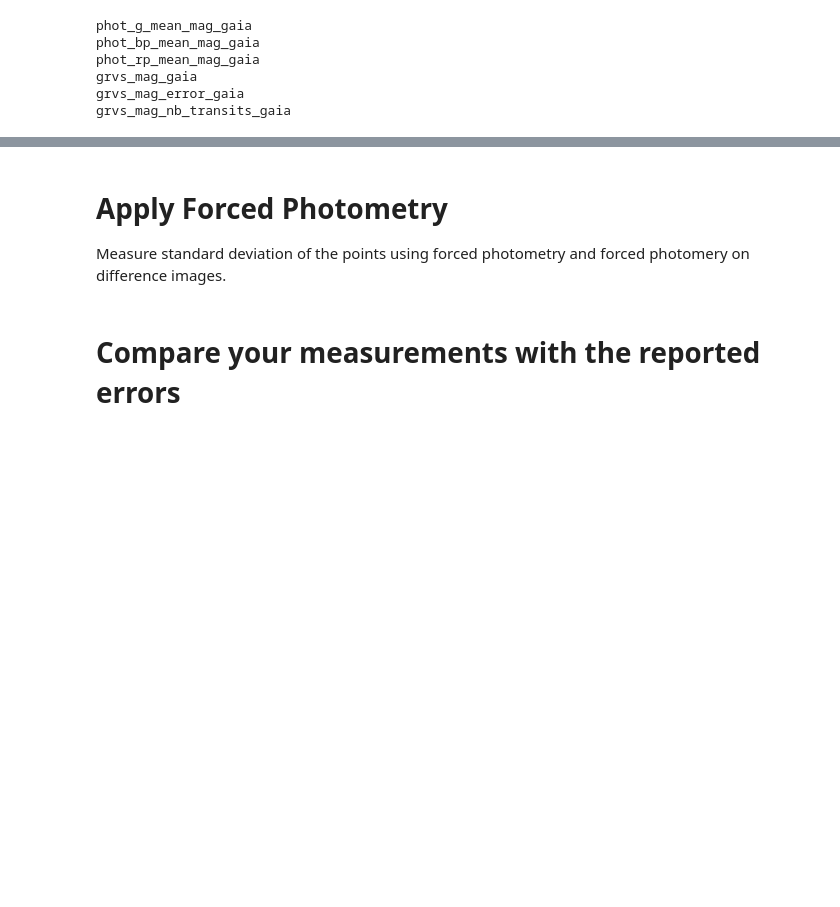
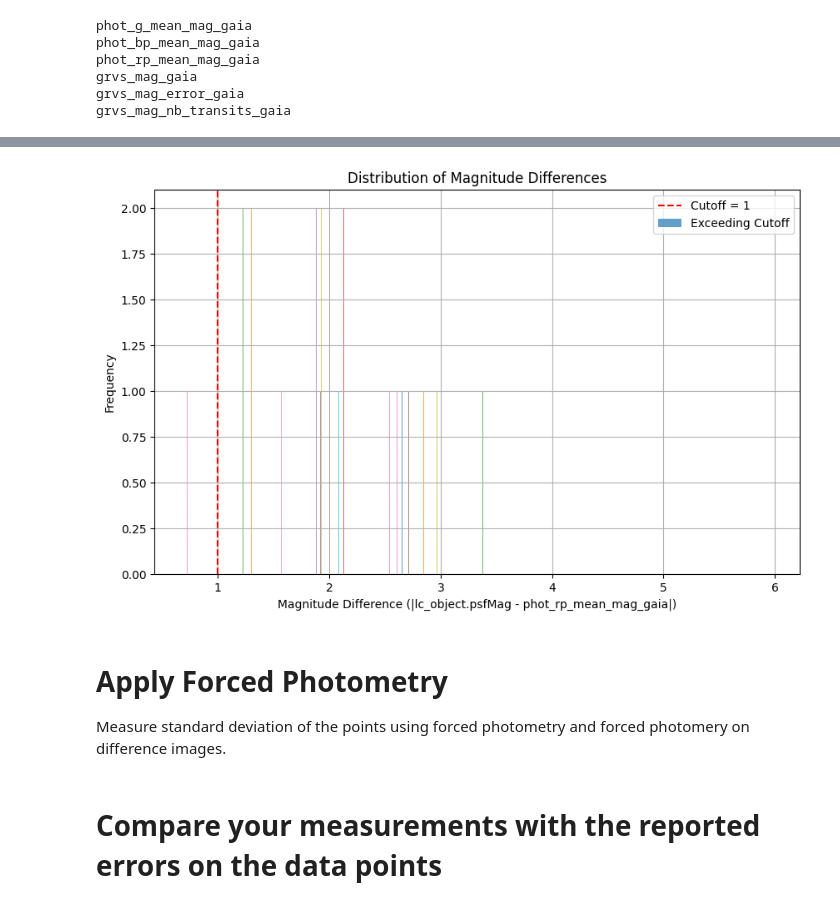
Before and after one commit to lsst-sitcom/linccf, a Jupyter notebook: internal/march_sprint/3.photometric_stability/photometric_stability.ipynb, the cells around one changed output, grey strips where cells are left out. Drawn from its saved outputs; the diff is of its cells as text; code cells hidden in the pictures; blank space fills up the shorter version.

```diff
--- a/internal/march_sprint/3.photometric_stability/photometric_stability.ipynb
+++ b/internal/march_sprint/3.photometric_stability/photometric_stability.ipynb
@@ -316,14 +333,15 @@ Name: psfMag, dtype: float64
 # %%
 magnitude_cutoff = 1
 print(f"in_mem_comcam_gaia shape: {in_mem_comcam_gaia.shape}")
-r_band = in_mem_comcam_gaia.query("lc_object.band == 'r'")
+r_band = in_mem_comcam_gaia.query("lc_object_lc.band == 'r'")
 print(f"r_band shape: {r_band.shape}")
 import numpy as np
 def any_greater_than_cutoff(psf_mag, mean_mag_gaia):
     # The way to say dropna in numpy
     psf_mag = psf_mag[psf_mag != np.array(None)]
-    return {'any_greater': (abs(psf_mag - mean_mag_gaia) > magnitude_cutoff).any()}
-result = r_band.reduce(any_greater_than_cutoff, 'lc_object.psfMag', 'phot_rp_mean_mag_gaia')
+    mag_sep = abs(psf_mag - mean_mag_gaia)
+    return {'any_greater': (mag_sep > magnitude_cutoff).any(), 'mag_sep': mag_sep}
+result = r_band.reduce(any_greater_than_cutoff, 'lc_object_lc.psfMag', 'phot_rp_mean_mag_gaia')
 invalid_count = result.query("any_greater").count()
-print(f"Number of rows with lc_object.psfMag values exceeding phot_rp_mean_mag_gaia by {magnitude_cutoff}: {invalid_count}")
+print(f"Number of rows with lc_object_lc.psfMag values exceeding phot_rp_mean_mag_gaia by {magnitude_cutoff}: {invalid_count}")
 # %% [output]
@@ -334,5 +375,26 @@ dtype: int64
+# %%
+import matplotlib.pyplot as plt
+
+
+# Plot the distribution of magnitude differences
+plt.figure(figsize=(10, 6))
+#plt.hist(result[result["any_greater"] == False]['mag_sep'], bins=50, alpha=0.7, label='Below Cutoff')
+plt.axvline(magnitude_cutoff, color='red', linestyle='--', label=f'Cutoff = {magnitude_cutoff}')
+plt.hist(result[result["any_greater"] == True]['mag_sep'], bins=50, alpha=0.7, label='Exceeding Cutoff')
+
+# Add labels and legend
+plt.title('Distribution of Magnitude Differences')
+plt.xlabel('Magnitude Difference (|lc_object.psfMag - phot_rp_mean_mag_gaia|)')
+plt.ylabel('Frequency')
+plt.legend()
+plt.grid(True)
+
+# Show the plot
+plt.show()
+# %% [output]
+[figure, added]
 # %% [markdown]
 # Apply Forced Photometry
 Measure standard deviation of the points using forced photometry and forced photomery on difference images.
 # %% [markdown]
-# Compare your measurements with the reported errors
+# Compare your measurements with the reported errors on the data points
```
Also changed, not shown: parts of 18 cells of this notebook.
